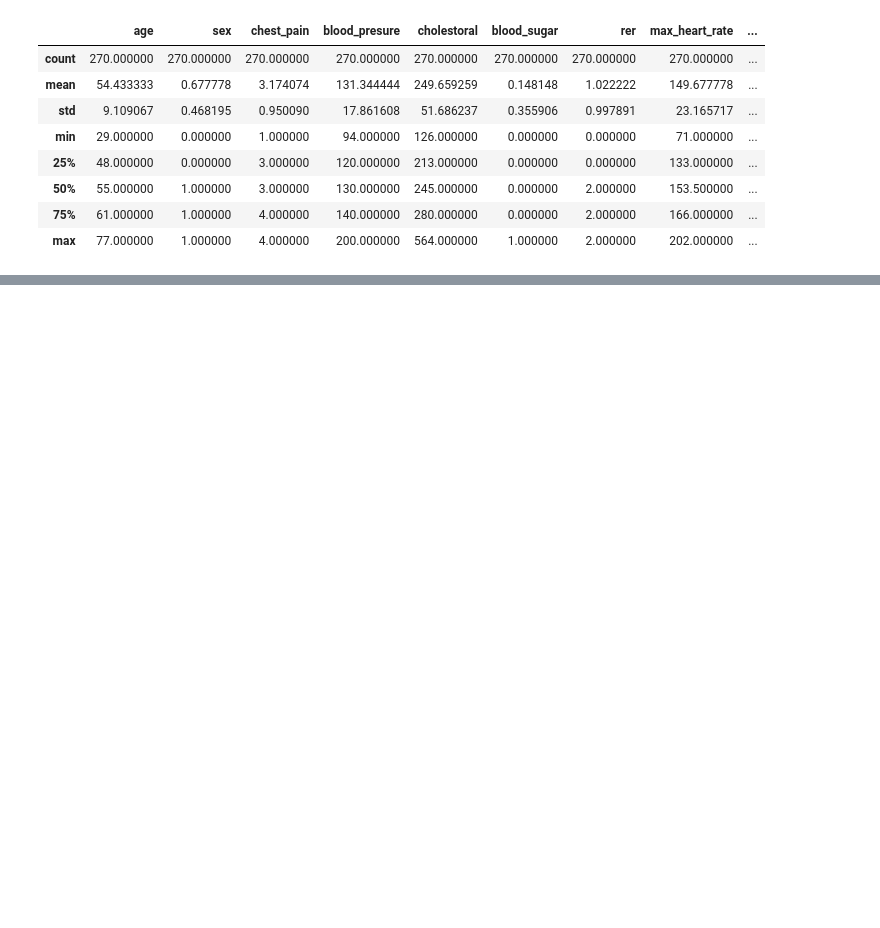
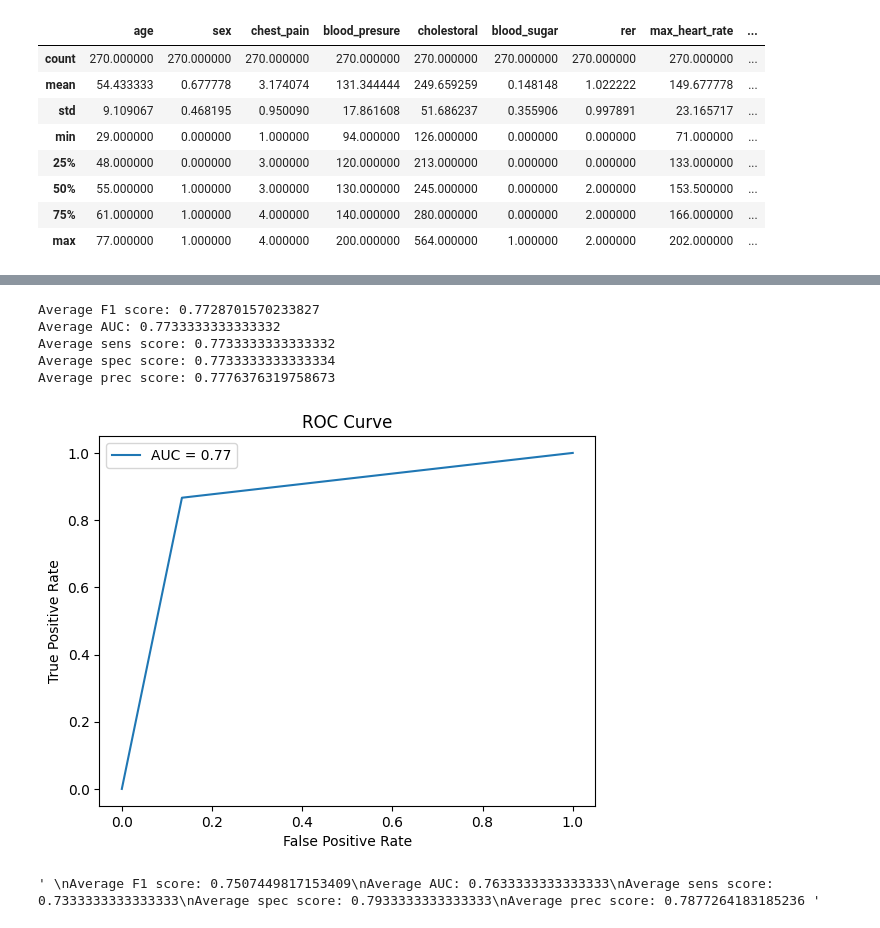
Before and after one commit to tym3k1/LEM2_alg, a Jupyter notebook: LEM2algorithm/heart_disease.ipynb, the cells around one changed output, grey strips where cells are left out. Saved outputs shown, nothing was run; the diff lists cells and outputs as text; code cells hidden in the pictures; blank space fills up the shorter version.

```diff
--- a/LEM2algorithm/heart_disease.ipynb
+++ b/LEM2algorithm/heart_disease.ipynb
@@ -103,0 +153,12 @@ KeyError: 0
+# %%
+class_0 = df[df['oc'] == 0]
+class_1 = df[df['oc'] == 1]
+
+from sklearn.utils import resample
+spam_upsample = resample(class_1,
+             replace=True,
+             n_samples=len(class_0),
+             random_state=42)
+
+df = pd.concat([class_0, spam_upsample])
+df = df.sample(frac=1).reset_index(drop=True)
@@ -103,0 +191,11 @@ KeyError: 0
+# %%
+model = lem2Classifier()
+
+X = df.drop(['oc'], axis=1)
+y = df['oc']
+# %%
+from sklearn.preprocessing import StandardScaler
+scaler = StandardScaler()
+x_scaled = scaler.fit_transform(X)
+x_scaled = pd.DataFrame(x_scaled)
+X = pd.DataFrame(scaler.fit_transform(X), columns=X.columns)
@@ -103,0 +247,30 @@ KeyError: 0
+# %%
+# Print the average F1 score
+print("Average F1 score:", np.mean(scores))
+average_auc = sum(aucs) / len(aucs)
+print('Average AUC:', average_auc)
+print("Average sens score:", np.mean(sens))
+print("Average spec score:", np.mean(spec))
+print("Average prec score:", np.mean(pre))
+
+# Plot the ROC curve
+plt.plot(fpr, tpr, label='AUC = %0.2f' % average_auc)
+plt.xlabel('False Positive Rate')
+plt.ylabel('True Positive Rate')
+plt.title('ROC Curve')
+plt.legend()
+plt.show()
+'''
+Average F1 score: 0.7507449817153409
+Average AUC: 0.7633333333333333
+Average sens score: 0.7333333333333333
+Average spec score: 0.7933333333333333
+Average prec score: 0.7877264183185236 '''
+# %% [output]
+Average F1 score: 0.7728701570233827
+Average AUC: 0.7733333333333332
+Average sens score: 0.7733333333333332
+Average spec score: 0.7733333333333334
+Average prec score: 0.7776376319758673
+[figure, added]
+' \nAverage F1 score: 0.7507449817153409\nAverage AUC: 0.7633333333333333\nAverage sens score: 0.7333333333333333\nAverage spec score: 0.7933333333333333\nAverage prec score: 0.7877264183185236 '
```
Also changed, not shown: parts of 10 cells of this notebook.
